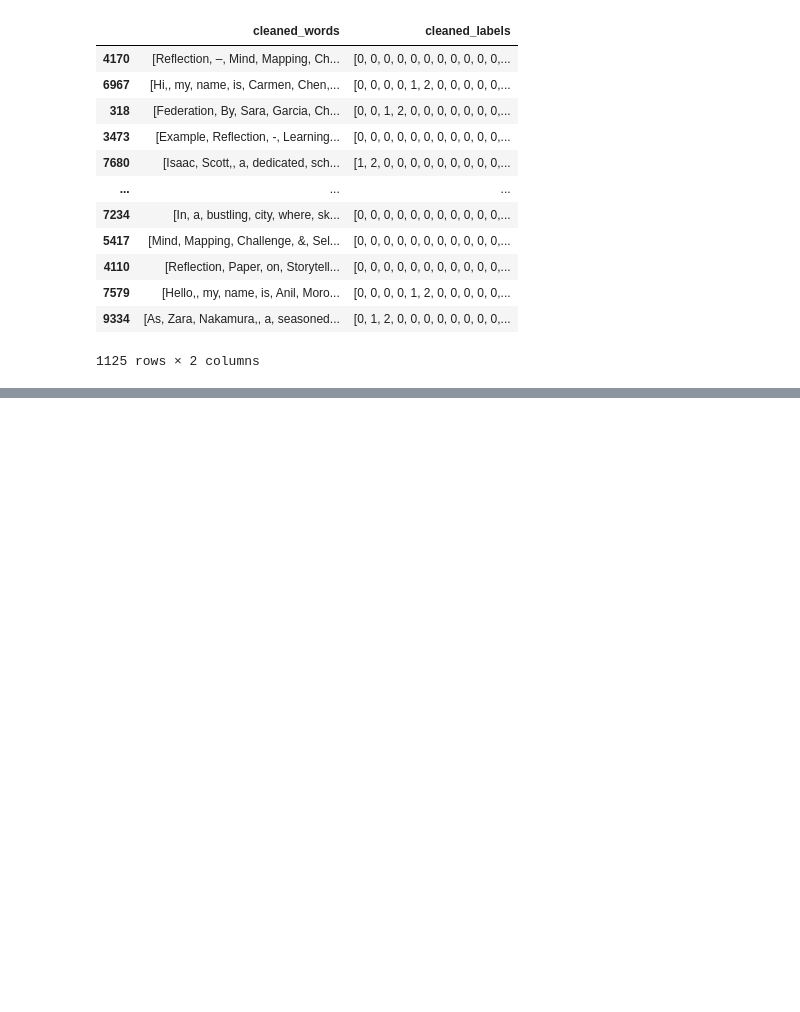
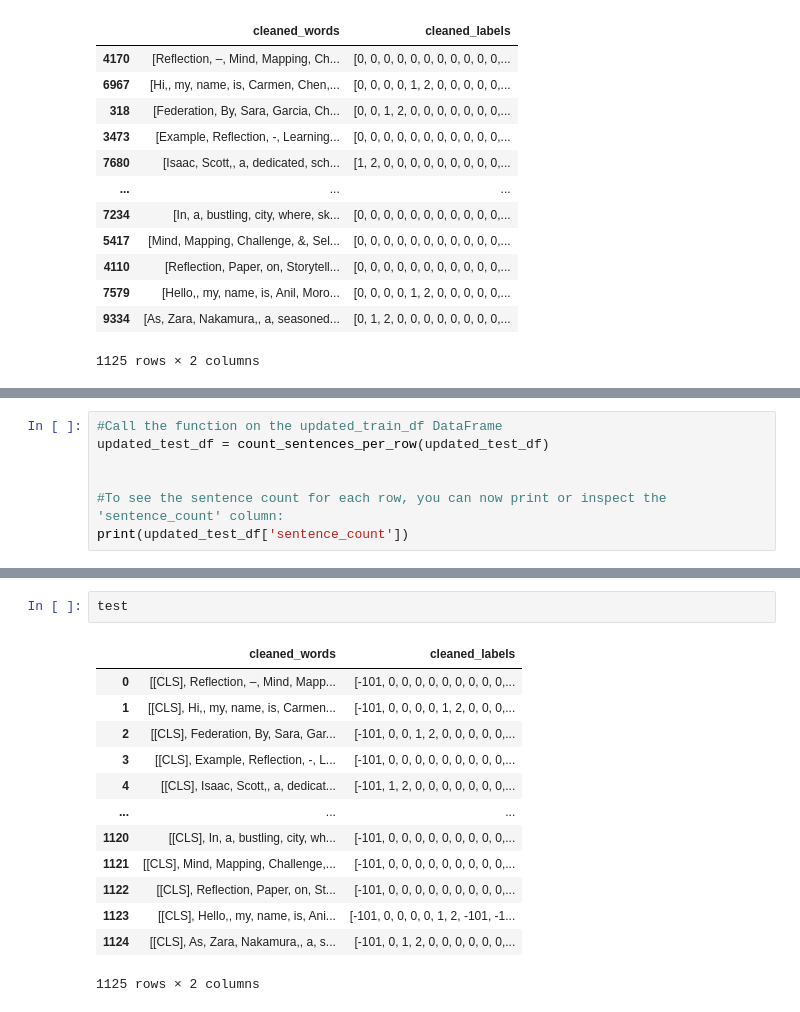
Before and after one commit to VellankiSaiKiran/PII-Detection-Using-BERT-and-ELECTRA, a Jupyter notebook: PII_Bert_512.ipynb, the cells around one changed output, grey strips where cells are left out. Saved outputs shown, nothing was run; the diff lists cells and outputs as text; blank space fills up the shorter version.

```diff
--- a/PII_Bert_512.ipynb
+++ b/PII_Bert_512.ipynb
@@ -305,0 +429,7 @@ sampledf = train_df[1:200]
+# %%
+#Call the function on the updated_train_df DataFrame
+updated_test_df = count_sentences_per_row(updated_test_df)
+
+
+#To see the sentence count for each row, you can now print or inspect the 'sentence_count' column:
+print(updated_test_df['sentence_count'])
@@ -305,0 +492,16 @@ sampledf = train_df[1:200]
+# %%
+test
+# %% [output]
+|  | cleaned_words | cleaned_labels |
+| 0 | [[CLS], Reflection, –, Mind, Mapp... | [-101, 0, 0, 0, 0, 0, 0, 0, 0, 0,... |
+| 1 | [[CLS], Hi,, my, name, is, Carmen... | [-101, 0, 0, 0, 0, 1, 2, 0, 0, 0,... |
+| 2 | [[CLS], Federation, By, Sara, Gar... | [-101, 0, 0, 1, 2, 0, 0, 0, 0, 0,... |
+| 3 | [[CLS], Example, Reflection, -, L... | [-101, 0, 0, 0, 0, 0, 0, 0, 0, 0,... |
+| 4 | [[CLS], Isaac, Scott,, a, dedicat... | [-101, 1, 2, 0, 0, 0, 0, 0, 0, 0,... |
+| ... | ... | ... |
+| 1120 | [[CLS], In, a, bustling, city, wh... | [-101, 0, 0, 0, 0, 0, 0, 0, 0, 0,... |
+| 1121 | [[CLS], Mind, Mapping, Challenge,... | [-101, 0, 0, 0, 0, 0, 0, 0, 0, 0,... |
+| 1122 | [[CLS], Reflection, Paper, on, St... | [-101, 0, 0, 0, 0, 0, 0, 0, 0, 0,... |
+| 1123 | [[CLS], Hello,, my, name, is, Ani... | [-101, 0, 0, 0, 0, 1, 2, -101, -1... |
+| 1124 | [[CLS], As, Zara, Nakamura,, a, s... | [-101, 0, 1, 2, 0, 0, 0, 0, 0, 0,... |
+1125 rows × 2 columns
```
Also changed, not shown: parts of 33 cells of this notebook.
